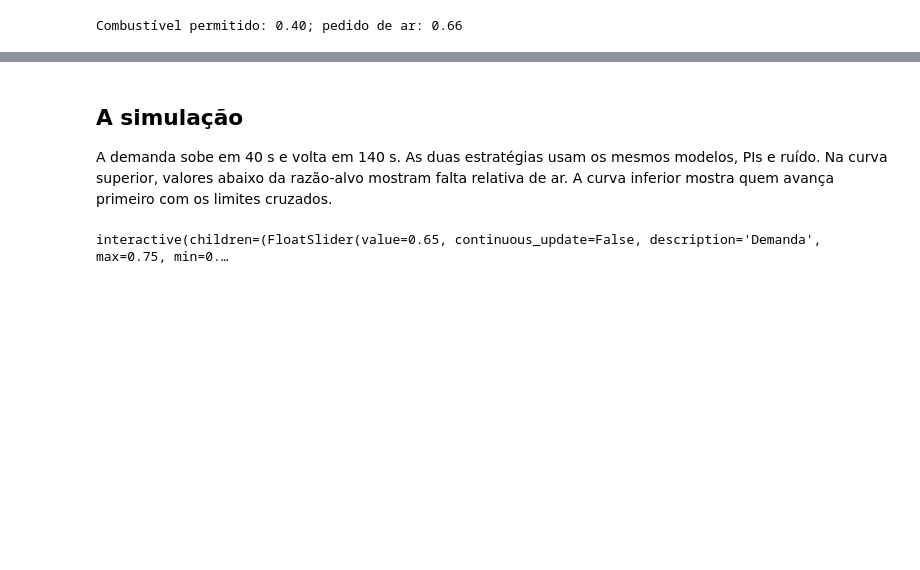
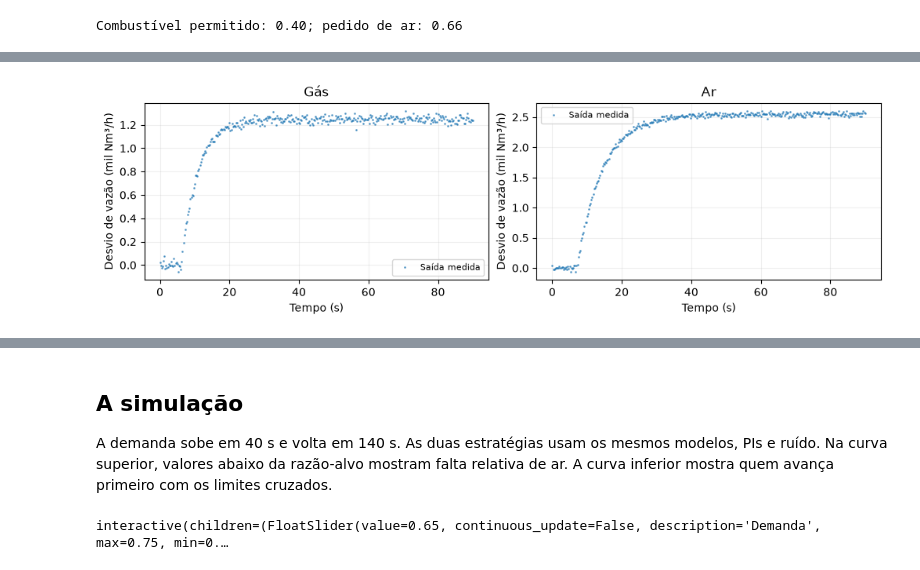
Before and after one commit to The-Celestino/ENGF96-toolbox-controle-avancado, a Jupyter notebook: estrategias/03_razao_limites_cruzados/toolbox.ipynb, the cells around one changed output, grey strips where cells are left out. Saved outputs shown, nothing was run; the diff lists cells and outputs as text; code cells hidden in the pictures; blank space fills up the shorter version.

```diff
--- a/estrategias/03_razao_limites_cruzados/toolbox.ipynb
+++ b/estrategias/03_razao_limites_cruzados/toolbox.ipynb
@@ -125,0 +87,22 @@ Normalizo os ganhos antes de usar o PI no painel.
+# %%
+usar_ensaio_externo = False
+canais = ['gas', 'ar']
+
+if not usar_ensaio_externo:
+    tempo_ensaio = np.arange(0, 90 + 0.25 / 2, 0.25)
+    entradas = {
+        'ajuste': np.where(tempo_ensaio >= 5, 5.0, 0.0),
+        'escolha': np.select([tempo_ensaio < 5, tempo_ensaio < 25,
+                               tempo_ensaio < 50, tempo_ensaio < 70],
+                              [0, 3, -2, 4], default=1).astype(float),
+        'validacao': np.select([tempo_ensaio < 5, tempo_ensaio < 20,
+                               tempo_ensaio < 40, tempo_ensaio < 60,
+                               tempo_ensaio < 75],
+                              [0, 2, 4, -1, 3], default=0).astype(float)}
+    for numero, (etapa, entrada) in enumerate(entradas.items()):
+        gerador = np.random.default_rng(8300 + numero)
+        for canal, planta in zip(canais, modelos):
+            medicao = resposta_modelo(tempo_ensaio, entrada, planta)
+            medicao += gerador.normal(0, 0.025, len(tempo_ensaio))
+            guardar_ensaio(f'{etapa}_{canal}', tempo_ensaio, entrada, medicao)
+    print('Salvar três ensaios por canal em dados_ensaio/.')
@@ -125,0 +116,24 @@ Normalizo os ganhos antes de usar o PI no painel.
+# %%
+def ler_ensaio(nome):
+    dados = np.genfromtxt(Path('dados_ensaio') / f'{nome}.csv', delimiter=',', names=True)
+    tempo, entrada, saida = [np.asarray(dados[c], float) for c in ('tempo', 'entrada', 'saida')]
+    if len(tempo) < 20 or not np.all(np.isfinite([tempo, entrada, saida])):
+        raise ValueError('Fornecer pelo menos 20 amostras finitas de tempo, entrada e saída.')
+    if not np.all(np.diff(tempo) > 0) or not np.allclose(np.diff(tempo), np.diff(tempo)[0]):
+        raise ValueError('Usar amostragem uniforme, com tempo crescente.')
+    if abs(entrada[0]) > 1e-10:
+        raise ValueError('Remover o ponto de operação da entrada; iniciar em desvio zero.')
+    return tempo - tempo[0], entrada, saida
+
+ensaios = {canal: {etapa: ler_ensaio(f'{etapa}_{canal}')
+                  for etapa in ('ajuste', 'escolha', 'validacao')}
+           for canal in canais}
+figura, eixos = plt.subplots(1, 2, figsize=(10, 3), constrained_layout=True)
+for canal, nome, eixo in zip(canais, nomes, eixos):
+    tempo, entrada, saida = ensaios[canal]['ajuste']
+    eixo.plot(tempo, saida, '.', ms=2, alpha=0.6, label='Saída medida')
+    eixo.set(title=nome, xlabel=unidade_tempo, ylabel=unidade_saida)
+    eixo.legend(fontsize=8)
+plt.show()
+# %% [output]
+[figure, added]
```
Also changed, not shown: parts of 28 cells of this notebook, 39 other files.
